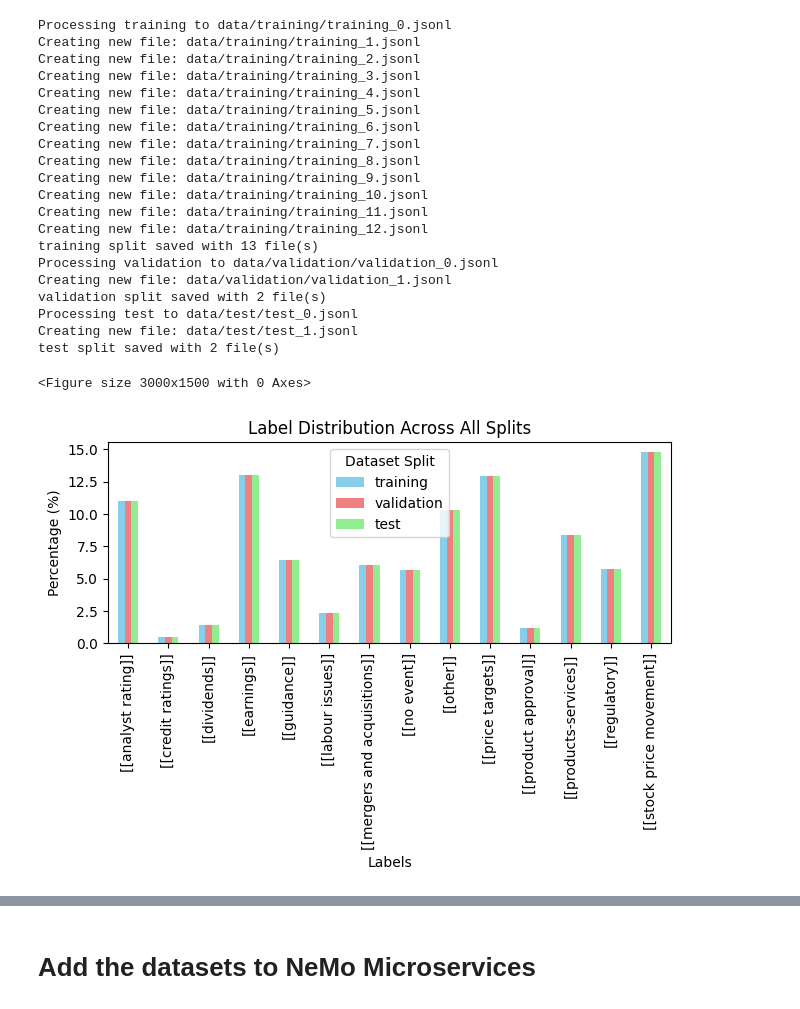
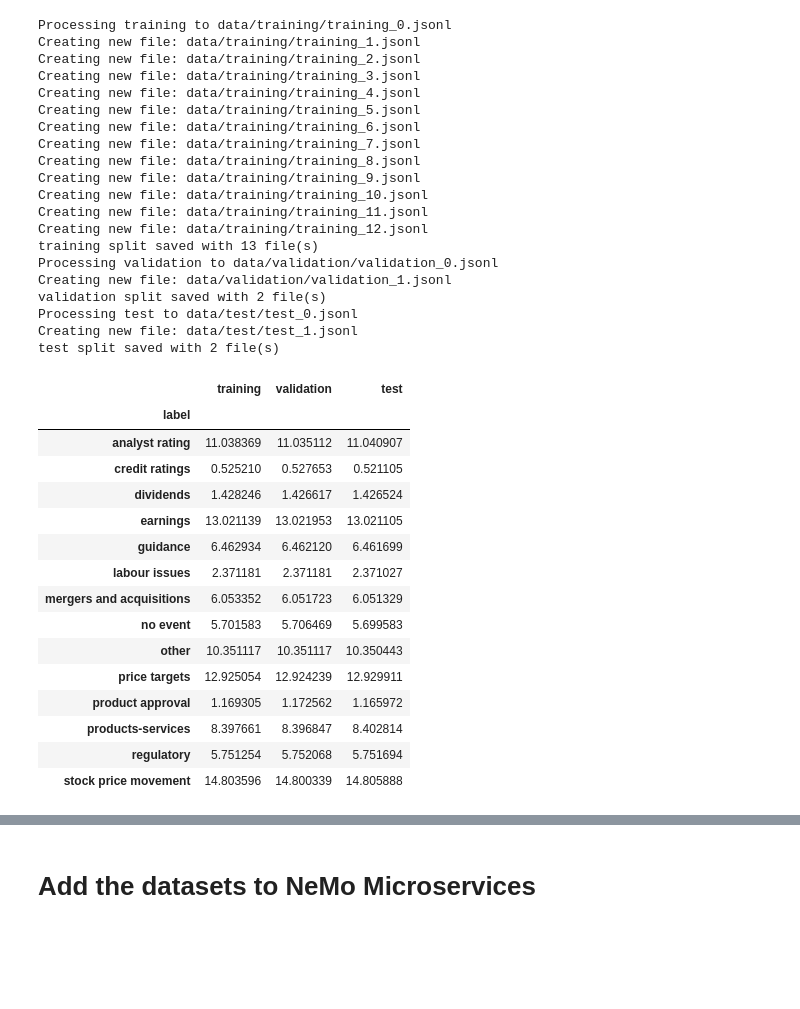
Before and after one commit to guilherme-pombo/nemo_customiser_k8_utils, a Jupyter notebook: nemoms_pythonsdk_lora/1_create_dataset.ipynb, the cells around one changed output, grey strips where cells are left out. Drawn from its saved outputs; the diff is of its cells as text; code cells hidden in the pictures; blank space fills up the shorter version.

```diff
--- a/nemoms_pythonsdk_lora/1_create_dataset.ipynb
+++ b/nemoms_pythonsdk_lora/1_create_dataset.ipynb
@@ -153,33 +155,3 @@ validation split saved with 2 file(s)
 Processing test to data/test/test_0.jsonl
 Creating new file: data/test/test_1.jsonl
 test split saved with 2 file(s)
-# %%
-import matplotlib.pyplot as plt
-import pandas as pd
-
-# Prepare data for all splits
-distribution_data = {}
-for split, data in save_splits.items():
-    df = data.to_pandas()
-    df['label'] = df['label'].apply(lambda x: class_labels.int2str(x))
-    df_distribution = (df.groupby('label').size()/df.shape[0])*100
-    distribution_data[split] = df_distribution
-
-# Convert to DataFrame for easier plotting
-combined_df = pd.DataFrame(distribution_data).fillna(0)
-
-# Create the plot
-plt.figure(figsize=(30, 15))
-combined_df.plot(kind='bar',
-                 title='Label Distribution Across All Splits',
-                 xlabel='Labels',
-                 ylabel='Percentage (%)',
-                 rot=90,
-                 color=['skyblue', 'lightcoral', 'lightgreen'])
-
-plt.legend(title='Dataset Split')
-plt.tight_layout()
-plt.show()
-# %% [output]
-<Figure size 3000x1500 with 0 Axes>
-[figure, removed]
@@ -185,0 +170,19 @@ plt.show()
+# %%
+combined_df
+# %% [output]
+|  | training | validation | test |
+| label |  |  |  |
+| analyst rating | 11.038369 | 11.035112 | 11.040907 |
+| credit ratings | 0.525210 | 0.527653 | 0.521105 |
+| dividends | 1.428246 | 1.426617 | 1.426524 |
+| earnings | 13.021139 | 13.021953 | 13.021105 |
+| guidance | 6.462934 | 6.462120 | 6.461699 |
+| labour issues | 2.371181 | 2.371181 | 2.371027 |
+| mergers and acquisitions | 6.053352 | 6.051723 | 6.051329 |
+| no event | 5.701583 | 5.706469 | 5.699583 |
+| other | 10.351117 | 10.351117 | 10.350443 |
+| price targets | 12.925054 | 12.924239 | 12.929911 |
+| product approval | 1.169305 | 1.172562 | 1.165972 |
+| products-services | 8.397661 | 8.396847 | 8.402814 |
+| regulatory | 5.751254 | 5.752068 | 5.751694 |
+| stock price movement | 14.803596 | 14.800339 | 14.805888 |
```
Also changed, not shown: parts of 4 cells of this notebook, 5 other files.
